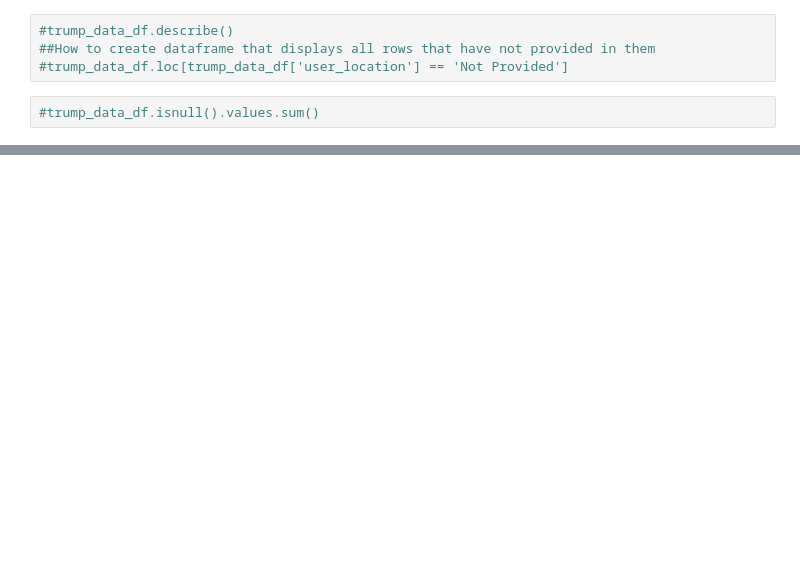
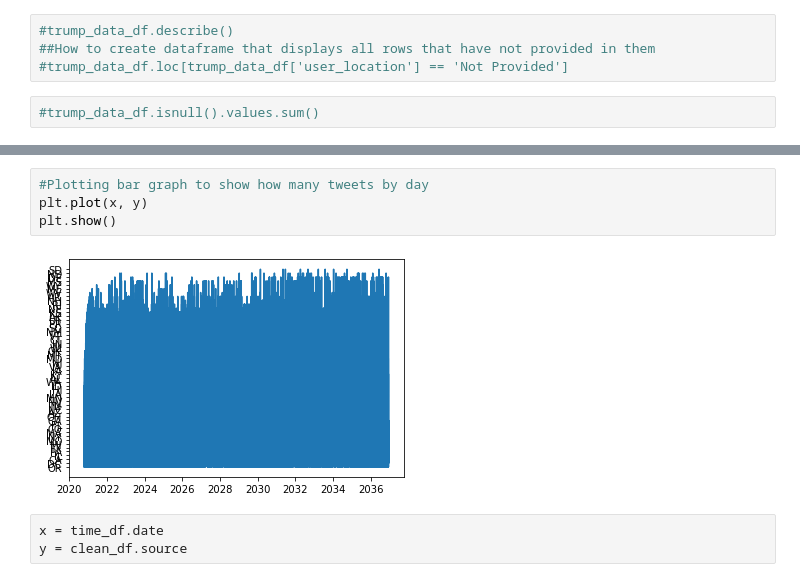
Before and after one commit to olivedisaster/Project-2, a Jupyter notebook: write_data_BMW.ipynb, the cells around one changed output, grey strips where cells are left out. Saved outputs shown, nothing was run; the diff lists cells and outputs as text; blank space fills up the shorter version.

```diff
--- a/write_data_BMW.ipynb
+++ b/write_data_BMW.ipynb
@@ -147,0 +200,9 @@ df.to_sql("tweet_counts", conn, if_exists="append", index=False)
+# %%
+#Plotting bar graph to show how many tweets by day
+plt.plot(x, y)
+plt.show()
+# %% [output]
+[figure, added]
+# %%
+x = time_df.date
+y = clean_df.source
```
Also changed, not shown: parts of 41 cells of this notebook.
